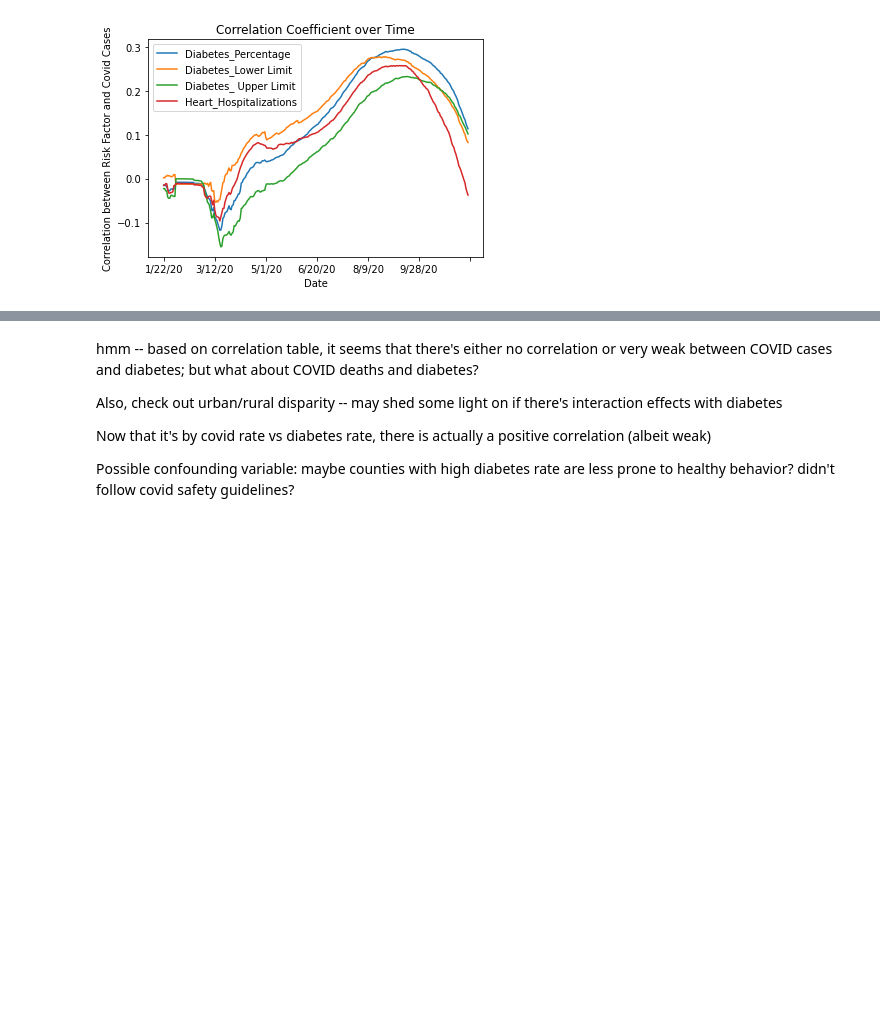
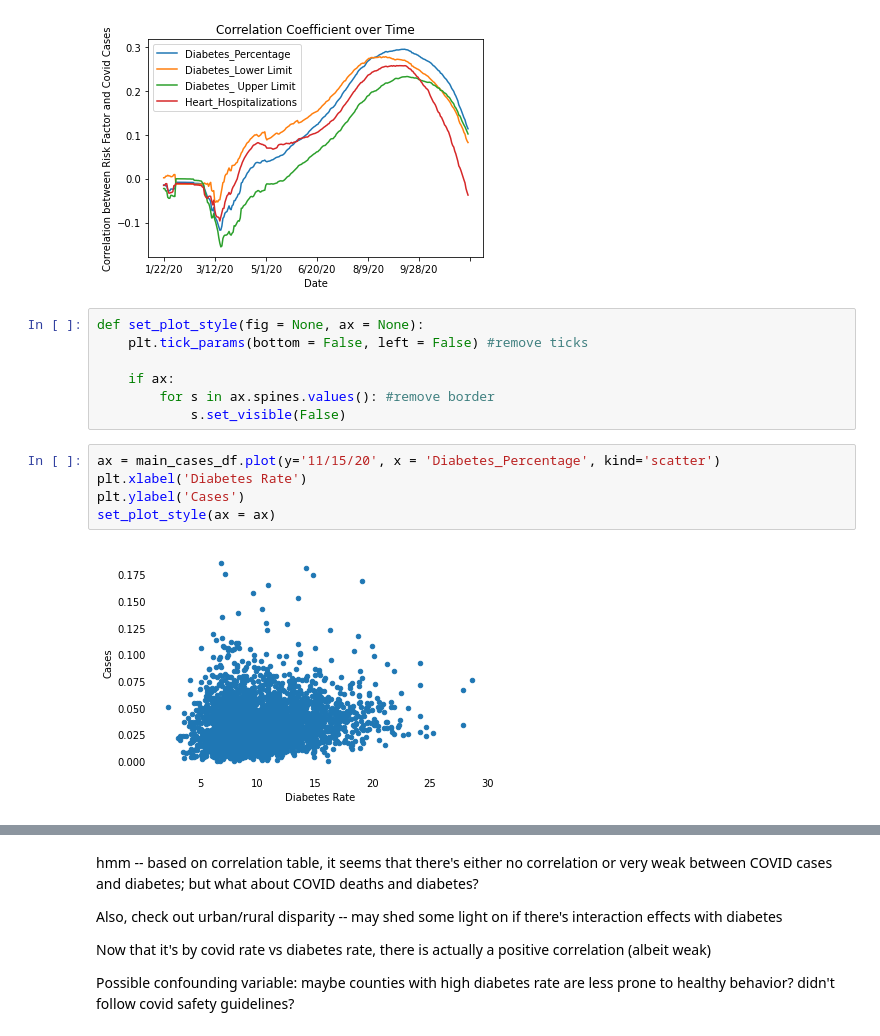
Before and after one commit to jayeokay/COVID-19, a Jupyter notebook: COVID Geographical Analysis.ipynb, the cells around one changed output, grey strips where cells are left out. Saved outputs shown, nothing was run; the diff lists cells and outputs as text; blank space fills up the shorter version.

Commit message:
added extra visualizations

```diff
--- a/COVID Geographical Analysis.ipynb
+++ b/COVID Geographical Analysis.ipynb
@@ -276,3 +290,17 @@ plt.ylabel('Correlation between Risk Factor and Covid Cases')
 # %% [output]
 Text(0, 0.5, 'Correlation between Risk Factor and Covid Cases')
 [figure]
+# %%
+def set_plot_style(fig = None, ax = None):
+    plt.tick_params(bottom = False, left = False) #remove ticks
+
+    if ax:
+        for s in ax.spines.values(): #remove border
+            s.set_visible(False)
+# %%
+ax = main_cases_df.plot(y='11/15/20', x = 'Diabetes_Percentage', kind='scatter')
+plt.xlabel('Diabetes Rate')
+plt.ylabel('Cases')
+set_plot_style(ax = ax)
+# %% [output]
+[figure, added]
```
Also changed, not shown: parts of 7 cells of this notebook, 1 other file.
